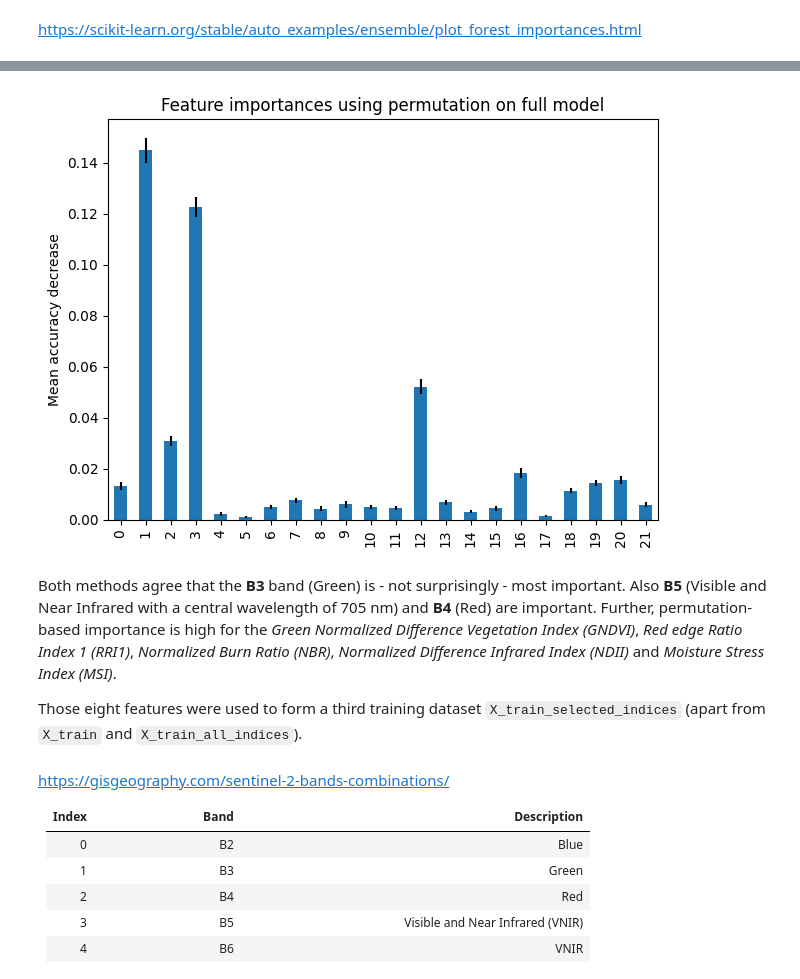
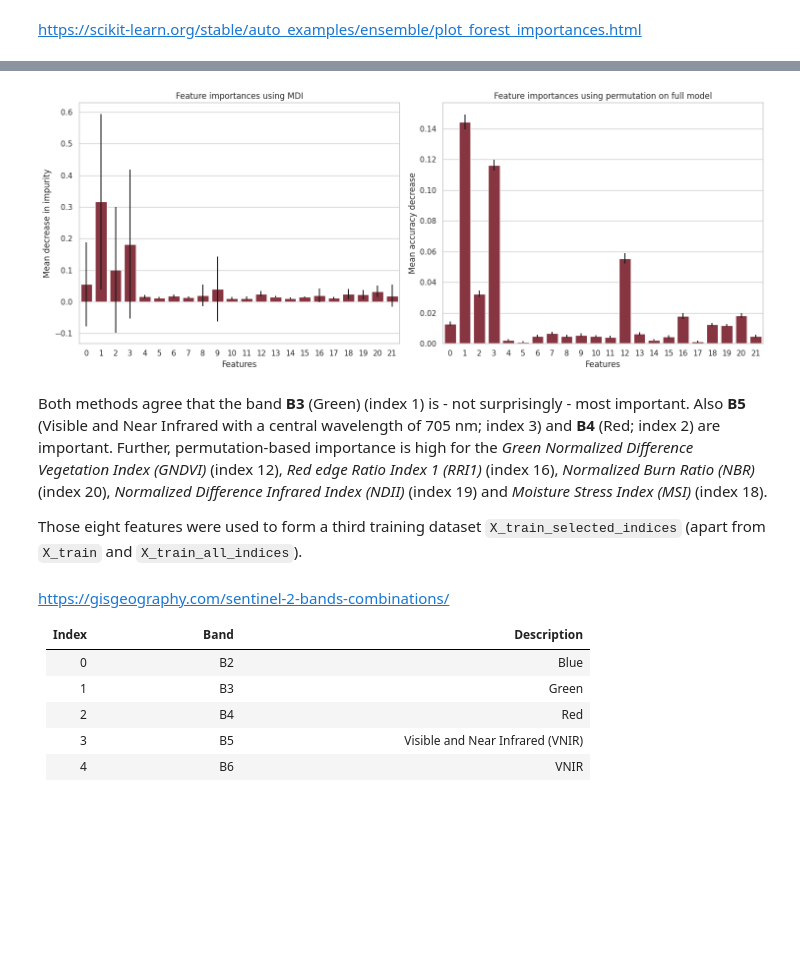
Before and after one commit to SvenLigensa/da2-casestudy, a Jupyter notebook: 2_FeatureEngineering/2_1_FeatureImportances.ipynb, the cells around one changed output, grey strips where cells are left out. Drawn from its saved outputs; the diff is of its cells as text; code cells hidden in the pictures; blank space fills up the shorter version.

Commit message:
Graphics

```diff
--- a/2_FeatureEngineering/2_1_FeatureImportances.ipynb
+++ b/2_FeatureEngineering/2_1_FeatureImportances.ipynb
@@ -22,22 +3,42 @@ fig.tight_layout()
 # %%
+import numpy as np
+import pandas as pd
+import matplotlib.pyplot as plt
+import seaborn as sns
+from joblib import load
 from sklearn.inspection import permutation_importance
 
+sns.set(style="whitegrid")  # set style to 'whitegrid' for modern aesthetics
+
+random_forest = load('../models/random_forest.joblib')
 X_test = np.load('../data/X_test_all_indices.npy')
 y_test = np.load('../data/y_test.npy')
 
+importances = random_forest.feature_importances_
+forest_importances = pd.Series(importances, index=range(22))
+std = np.std([tree.feature_importances_ for tree in random_forest.estimators_], axis=0)
+
 result = permutation_importance(random_forest, X_test, y_test, n_repeats=10, random_state=42, n_jobs=-1)
-forest_importances = pd.Series(result.importances_mean, index=range(22))
+forest_importances_permutation = pd.Series(result.importances_mean, index=range(22))
 
-fig, ax = plt.subplots()
-forest_importances.plot.bar(yerr=result.importances_std, ax=ax)
-ax.set_title("Feature importances using permutation on full model")
-ax.set_ylabel("Mean accuracy decrease")
+fig, axs = plt.subplots(ncols=2, figsize=(15, 6))
+
+sns.barplot(x=forest_importances.index, y=forest_importances, yerr=std, ax=axs[0], color="#942738")
+axs[0].set_title("Feature importances using MDI")
+axs[0].set_ylabel("Mean decrease in impurity")
+axs[0].set_xlabel("Features")
+
+sns.barplot(x=forest_importances_permutation.index, y=forest_importances_permutation, yerr=result.importances_std, ax=axs[1], color="#942738")
+axs[1].set_title("Feature importances using permutation on full model")
+axs[1].set_ylabel("Mean accuracy decrease")
+axs[1].set_xlabel("Features")
+
 fig.tight_layout()
 plt.show()
 # %% [output]
-[figure, old version]
+[figure, new version]
 # %% [markdown]
-Both methods agree that the **B3** band (Green) is - not surprisingly - most important. Also **B5** (Visible and Near Infrared with a central wavelength of 705 nm) and **B4** (Red) are important. Further, permutation-based importance is high for the *Green Normalized Difference Vegetation Index (GNDVI)*, *Red edge Ratio Index 1 (RRI1)*, *Normalized Burn Ratio (NBR)*, *Normalized Difference Infrared Index (NDII)* and *Moisture Stress Index (MSI)*.
+Both methods agree that the band **B3** (Green) (index 1) is - not surprisingly - most important. Also **B5** (Visible and Near Infrared with a central wavelength of 705 nm; index 3) and **B4** (Red; index 2) are important. Further, permutation-based importance is high for the *Green Normalized Difference Vegetation Index (GNDVI)* (index 12), *Red edge Ratio Index 1 (RRI1)* (index 16), *Normalized Burn Ratio (NBR)* (index 20), *Normalized Difference Infrared Index (NDII)* (index 19) and *Moisture Stress Index (MSI)* (index 18).
 
 Those eight features were used to form a third training dataset `X_train_selected_indices` (apart from `X_train` and `X_train_all_indices`).
 # %% [markdown]
```
Also changed, not shown: parts of 2 cells of this notebook, 6 other files.
